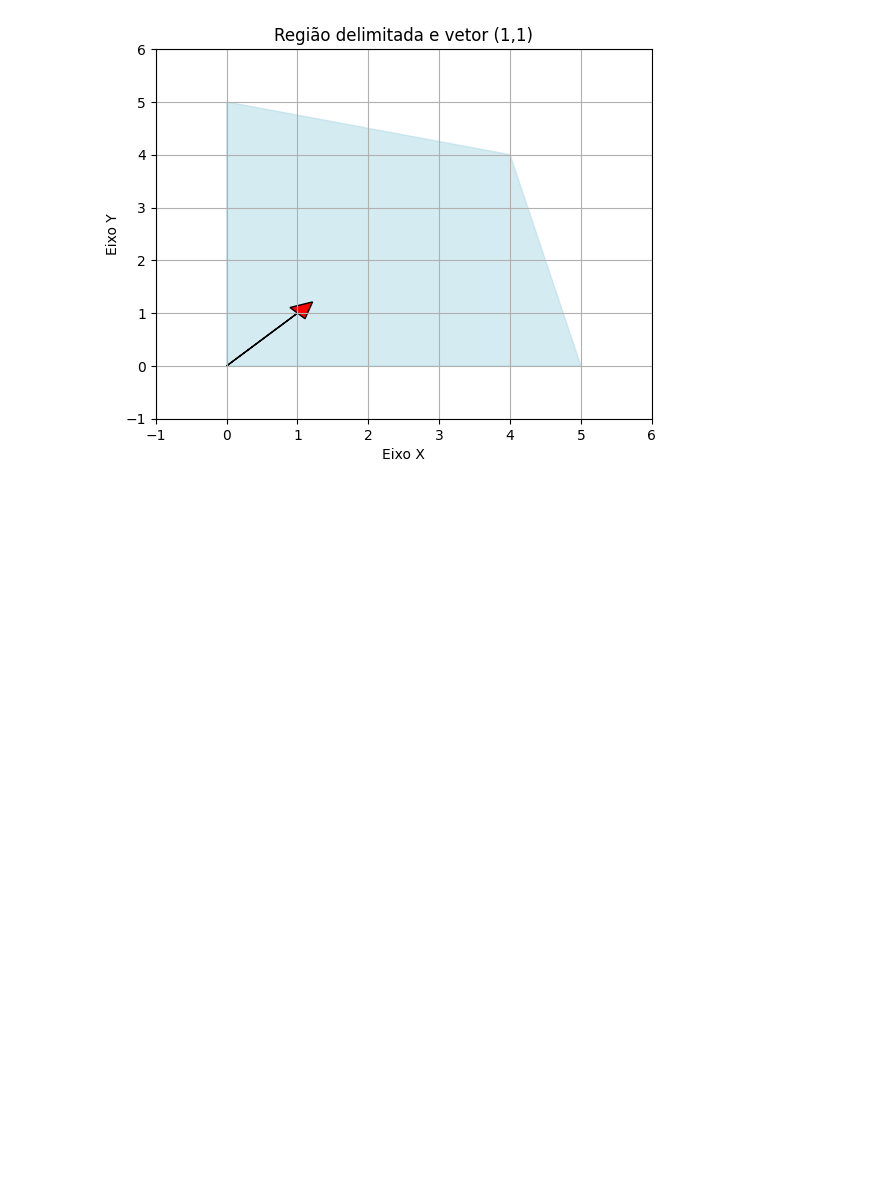
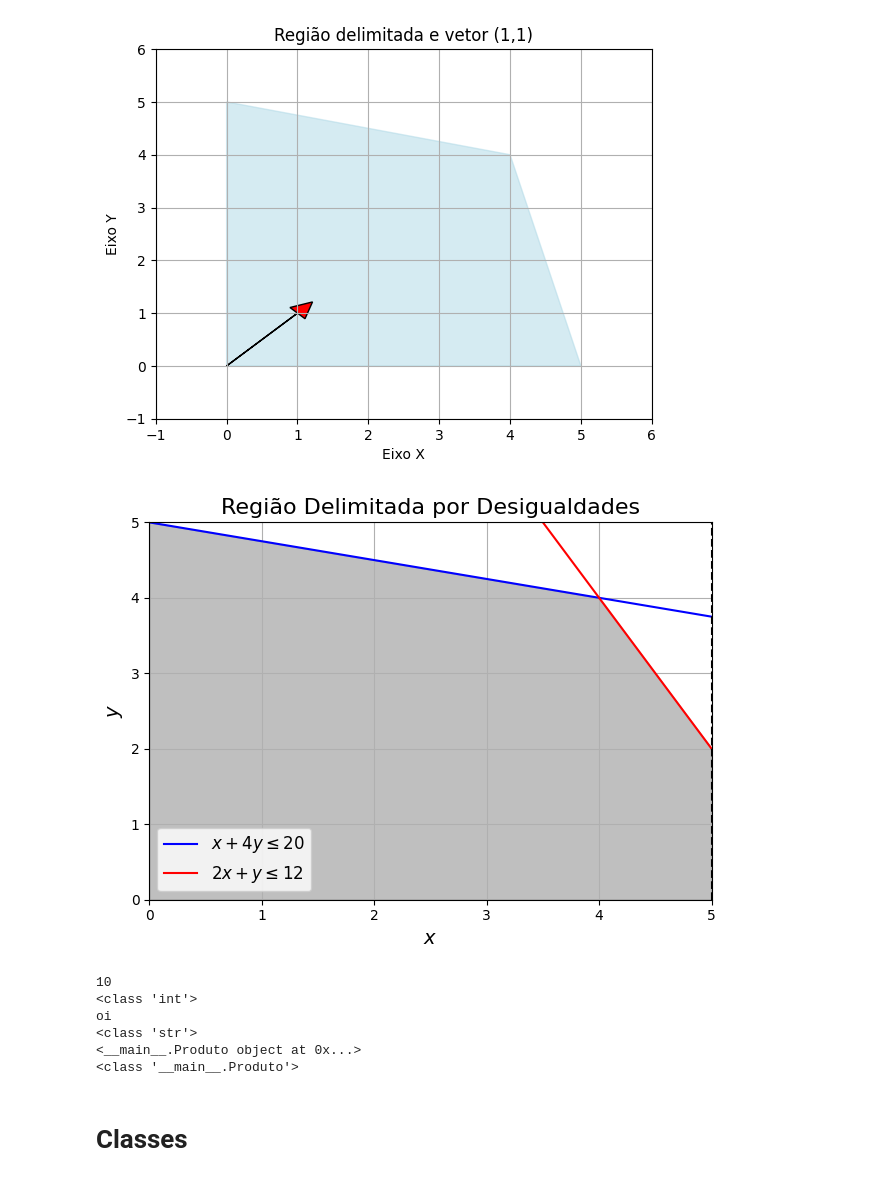
Before and after one commit to matheusic2023/Iniciacao_cientifica, a Jupyter notebook: algoritmo_teste.ipynb, the cells around one changed output. Cells and saved outputs as stored; diff of their text form; code cells hidden in the pictures; blank space fills up the shorter version.

Commit message:
novo teste

```diff
--- a/algoritmo_teste.ipynb
+++ b/algoritmo_teste.ipynb
@@ -86,3 +252,76 @@ plt.grid(True)
 plt.show()
 # %% [output]
 [figure]
+# %%
+import matplotlib.pyplot as plt
+import numpy as np
+
+# Define as desigualdades
+x = np.linspace(0, 5, 100)
+y1 = (20 - x) / 4
+y2 = 12 - 2*x
+
+# Plotagem das desigualdades
+plt.fill_between(x, 0, np.minimum(y1, y2), color='gray', alpha=0.5)
+plt.plot(x, y1, 'b', label=r'$x + 4y \leq 20$')
+plt.plot(x, y2, 'r', label=r'$2x + y \leq 12$')
+
+# Linha vertical pontilhada
+plt.axvline(x=5, linestyle='--', color='k')
+
+# Configurações do gráfico
+plt.xlabel(r'$x$', fontsize=14)
+plt.ylabel(r'$y$', fontsize=14)
+plt.title(r'Região Delimitada por Desigualdades', fontsize=16)
+plt.xlim(0, 5)
+plt.ylim(0, 5)
+plt.xticks(np.arange(0, 6, step=1))
+plt.yticks(np.arange(0, 6, step=1))
+plt.legend(fontsize=12)
+plt.grid(True)
+
+# Habilitando o modo LaTeX
+plt.rc('text', usetex=True)
+plt.rc('font', family='serif')
+
+# Exibir o gráfico
+plt.tight_layout()
+plt.show()
+# %% [output]
+[figure, added]
+# %%
+#Estudo de Programação Orientada a Objetos - POO
+"""
+Classe: Modelo que representa o objeto do 'mundo real', de forma computacional;
+Atributo: Caracteristicas do objeto;
+Método: Comportamento do Objeto(Funções);
+Construtor: Método para criar objetos;
+Objeto: Instância da Classe.
+"""
+num =10
+name = 'oi'
+class Produto:
+    pass
+
+ps4 = Produto()
+
+print(num)
+print(type(num))
+
+print(name)
+print(type(name))
+
+print(ps4)
+print(type(ps4))
+
+# É possível ver que o numero e string são classes
+# O ps4 mostra o endereço de memória. Criamos com ele um novo tipo de dado chamado de produto.
+# %% [output]
+10
+<class 'int'>
+oi
+<class 'str'>
+<__main__.Produto object at 0x...>
+<class '__main__.Produto'>
+# %% [markdown]
+# Classes
```
Also changed, not shown: parts of 11 cells of this notebook, 10 other files.
